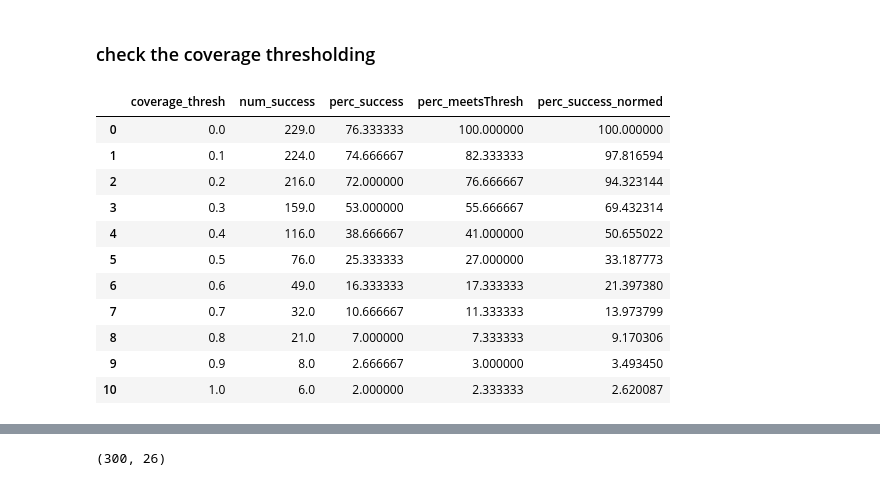
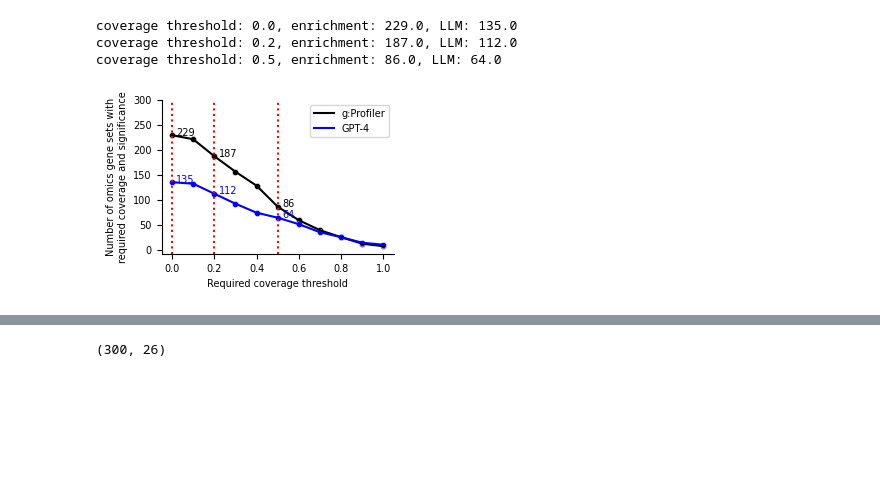
Before and after one commit to idekerlab/llm_evaluation_for_gene_set_interpretation, a Jupyter notebook: Analyze_gprofiler_annotation.ipynb, the cells around one changed output, grey strips where cells are left out. Saved outputs shown, nothing was run; the diff lists cells and outputs as text; code cells hidden in the pictures; blank space fills up the shorter version.

```diff
--- a/Analyze_gprofiler_annotation.ipynb
+++ b/Analyze_gprofiler_annotation.ipynb
@@ -258,21 +208,15 @@ reduced_LLM_genes_APV_only_DF.loc[(reduced_LLM_genes_APV_only_DF['LLM_success_TF
+# %%
+# plot thresholding curve
+from utils.analyze_enrichment_utils import plot_thresholding_res
+%reload_ext autoreload
+%autoreload 2
+save_plot_dir = 'data/omics_revamped_LLM_gprofiler_new_gene_name_DF_APV_only_coverage_curve.svg'
+plot_thresholding_res(reduced_LLM_genes_APV_only_DF, 'gprofiler_coverage', 'LLM_coverage',coverage_thresh_list = np.arange(0.0, 1.1, 0.1), enrich_adj_pval_thresh = adj_pval_thresh, LLM_score_thresh = LLM_score_thresh, highlight_coverage = [0.0, 0.2, 0.5])
+# %% [output]
+coverage threshold: 0.0, enrichment: 229.0, LLM: 135.0
+coverage threshold: 0.2, enrichment: 187.0, LLM: 112.0
+coverage threshold: 0.5, enrichment: 86.0, LLM: 64.0
+[figure, added]
 # %%
 # save
 reduced_LLM_genes_APV_only_DF.to_csv("data/omics_revamped_LLM_gprofiler_new_gene_name_DF_APV_only.tsv", sep="\t", index=False)
-# %% [markdown]
-### check the coverage thresholding
-# %%
-coverage_thresh_eval_DF = coverage_thresholding(reduced_LLM_genes_by_coverage_DF, 'gprofiler_coverage', coverage_thresh_list = np.arange(0.0, 1.1, 0.1), term_type = 'enrich_terms', enrichr_adj_pval_thresh = 0.05, LLM_score_thresh = 0.82)
-coverage_thresh_eval_DF
-# %% [output]
-|  | coverage_thresh | num_success | perc_success | perc_meetsThresh | perc_success_normed |
-| 0 | 0.0 | 229.0 | 76.333333 | 100.000000 | 100.000000 |
-| 1 | 0.1 | 224.0 | 74.666667 | 82.333333 | 97.816594 |
-| 2 | 0.2 | 216.0 | 72.000000 | 76.666667 | 94.323144 |
-| 3 | 0.3 | 159.0 | 53.000000 | 55.666667 | 69.432314 |
-| 4 | 0.4 | 116.0 | 38.666667 | 41.000000 | 50.655022 |
-| 5 | 0.5 | 76.0 | 25.333333 | 27.000000 | 33.187773 |
-| 6 | 0.6 | 49.0 | 16.333333 | 17.333333 | 21.397380 |
-| 7 | 0.7 | 32.0 | 10.666667 | 11.333333 | 13.973799 |
-| 8 | 0.8 | 21.0 | 7.000000 | 7.333333 | 9.170306 |
-| 9 | 0.9 | 8.0 | 2.666667 | 3.000000 | 3.493450 |
-| 10 | 1.0 | 6.0 | 2.000000 | 2.333333 | 2.620087 |
```
Also changed, not shown: parts of 37 cells of this notebook, 3 other files.
